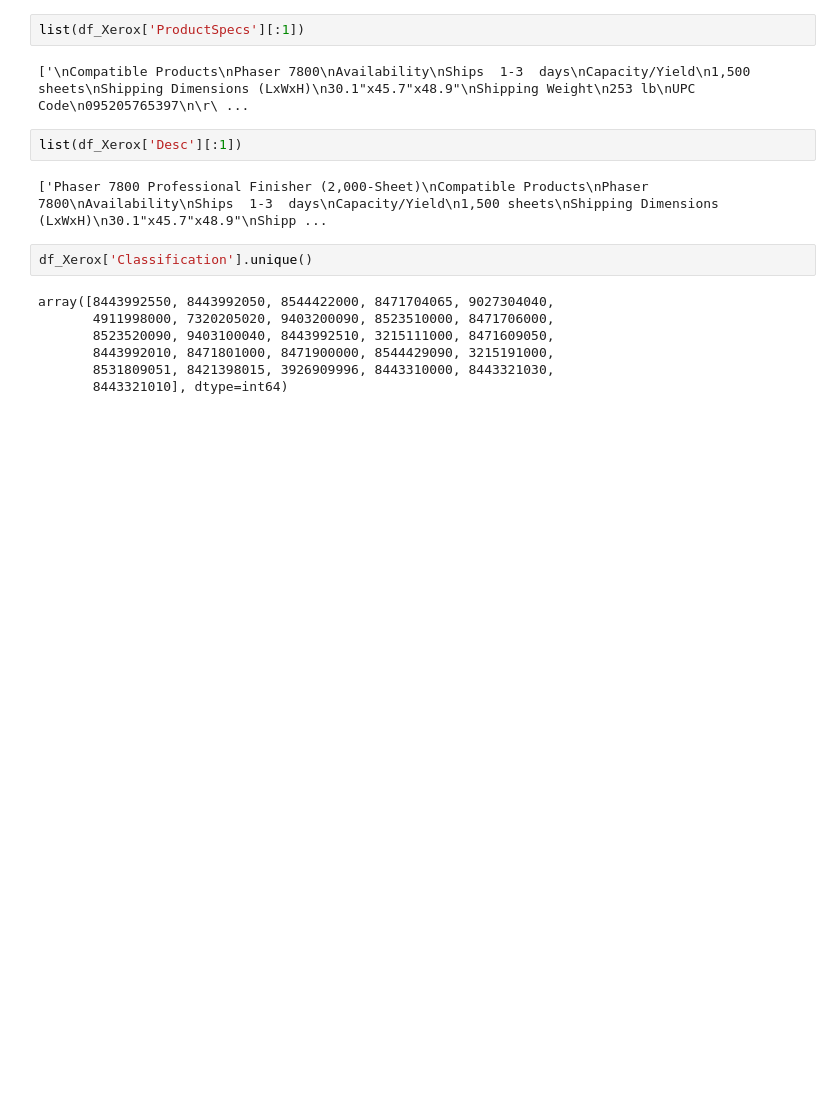
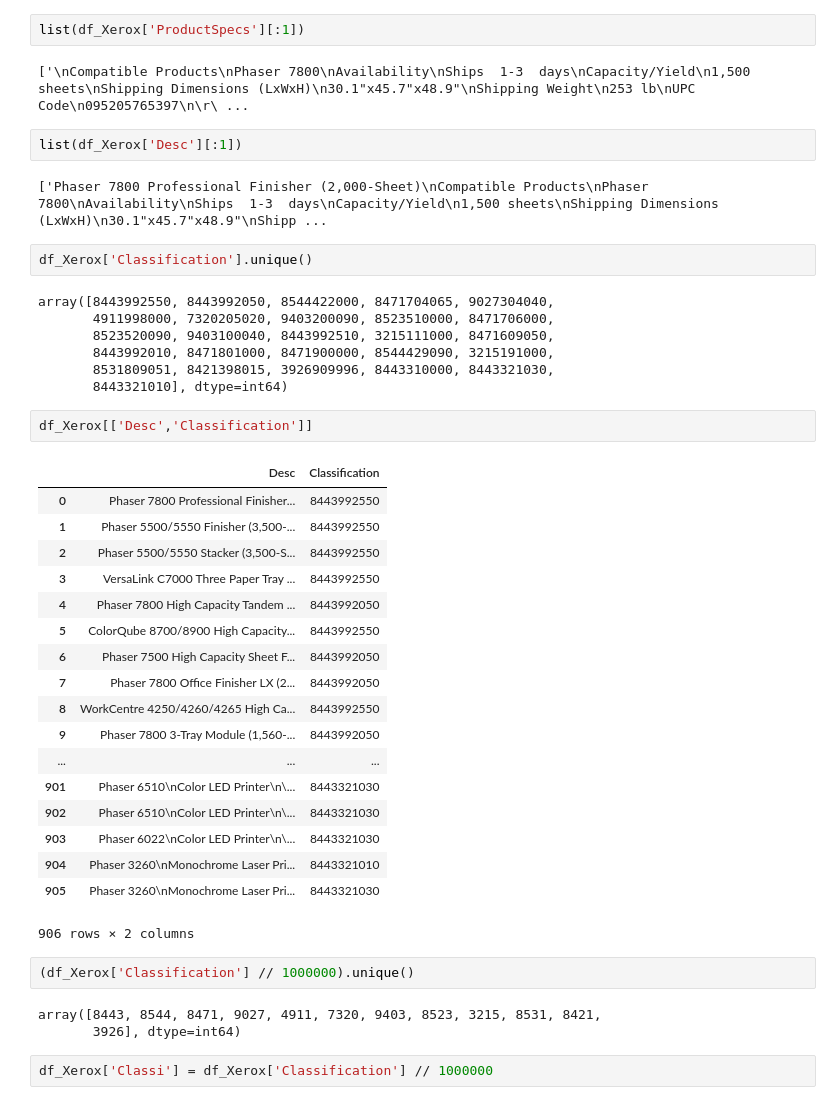
Before and after one commit to Lakshhmi/Web-scraping, a Jupyter notebook: Tariff Classification.ipynb, the cells around one changed output. Saved outputs shown, nothing was run; the diff lists cells and outputs as text; blank space fills up the shorter version.

Commit message:
Tariff Classification

```diff
--- a/Tariff Classification.ipynb
+++ b/Tariff Classification.ipynb
@@ -82,3 +82,31 @@ array([8443992550, 8443992050, 8544422000, 8471704065, 9027304040,
        8443992010, 8471801000, 8471900000, 8544429090, 3215191000,
        8531809051, 8421398015, 3926909996, 8443310000, 8443321030,
        8443321010], dtype=int64)
+# %%
+df_Xerox[['Desc','Classification']]
+# %% [output]
+|  | Desc | Classification |
+| 0 | Phaser 7800 Professional Finisher... | 8443992550 |
+| 1 | Phaser 5500/5550 Finisher (3,500-... | 8443992550 |
+| 2 | Phaser 5500/5550 Stacker (3,500-S... | 8443992550 |
+| 3 | VersaLink C7000 Three Paper Tray ... | 8443992550 |
+| 4 | Phaser 7800 High Capacity Tandem ... | 8443992050 |
+| 5 | ColorQube 8700/8900 High Capacity... | 8443992550 |
+| 6 | Phaser 7500 High Capacity Sheet F... | 8443992050 |
+| 7 | Phaser 7800 Office Finisher LX (2... | 8443992050 |
+| 8 | WorkCentre 4250/4260/4265 High Ca... | 8443992550 |
+| 9 | Phaser 7800 3-Tray Module (1,560-... | 8443992050 |
+| ... | ... | ... |
+| 901 | Phaser 6510\nColor LED Printer\n\... | 8443321030 |
+| 902 | Phaser 6510\nColor LED Printer\n\... | 8443321030 |
+| 903 | Phaser 6022\nColor LED Printer\n\... | 8443321030 |
+| 904 | Phaser 3260\nMonochrome Laser Pri... | 8443321010 |
+| 905 | Phaser 3260\nMonochrome Laser Pri... | 8443321030 |
+906 rows × 2 columns
+# %%
+(df_Xerox['Classification'] // 1000000).unique()
+# %% [output]
+array([8443, 8544, 8471, 9027, 4911, 7320, 9403, 8523, 3215, 8531, 8421,
+       3926], dtype=int64)
+# %%
+df_Xerox['Classi'] = df_Xerox['Classification'] // 1000000
```
Also changed, not shown: parts of 5 cells of this notebook.
